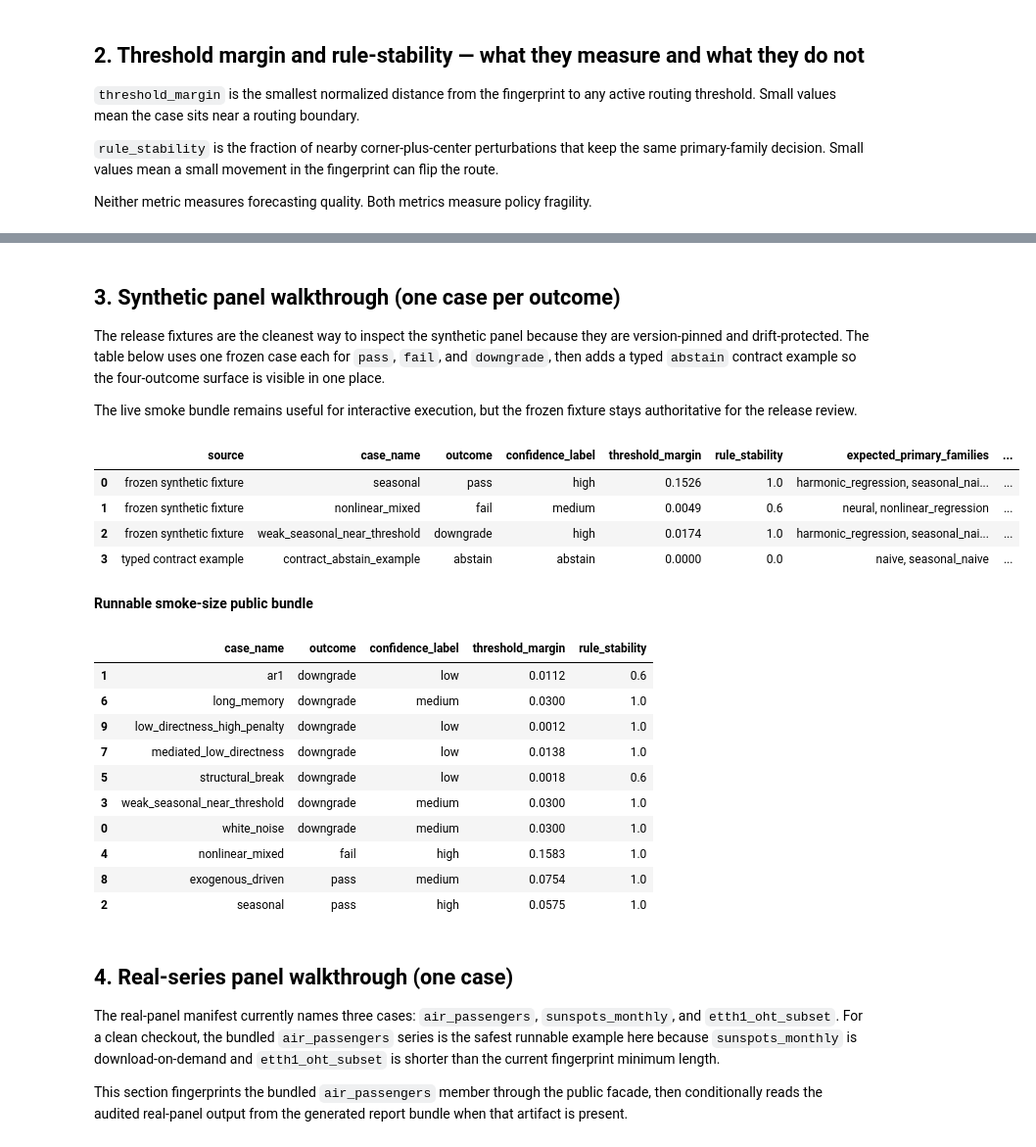
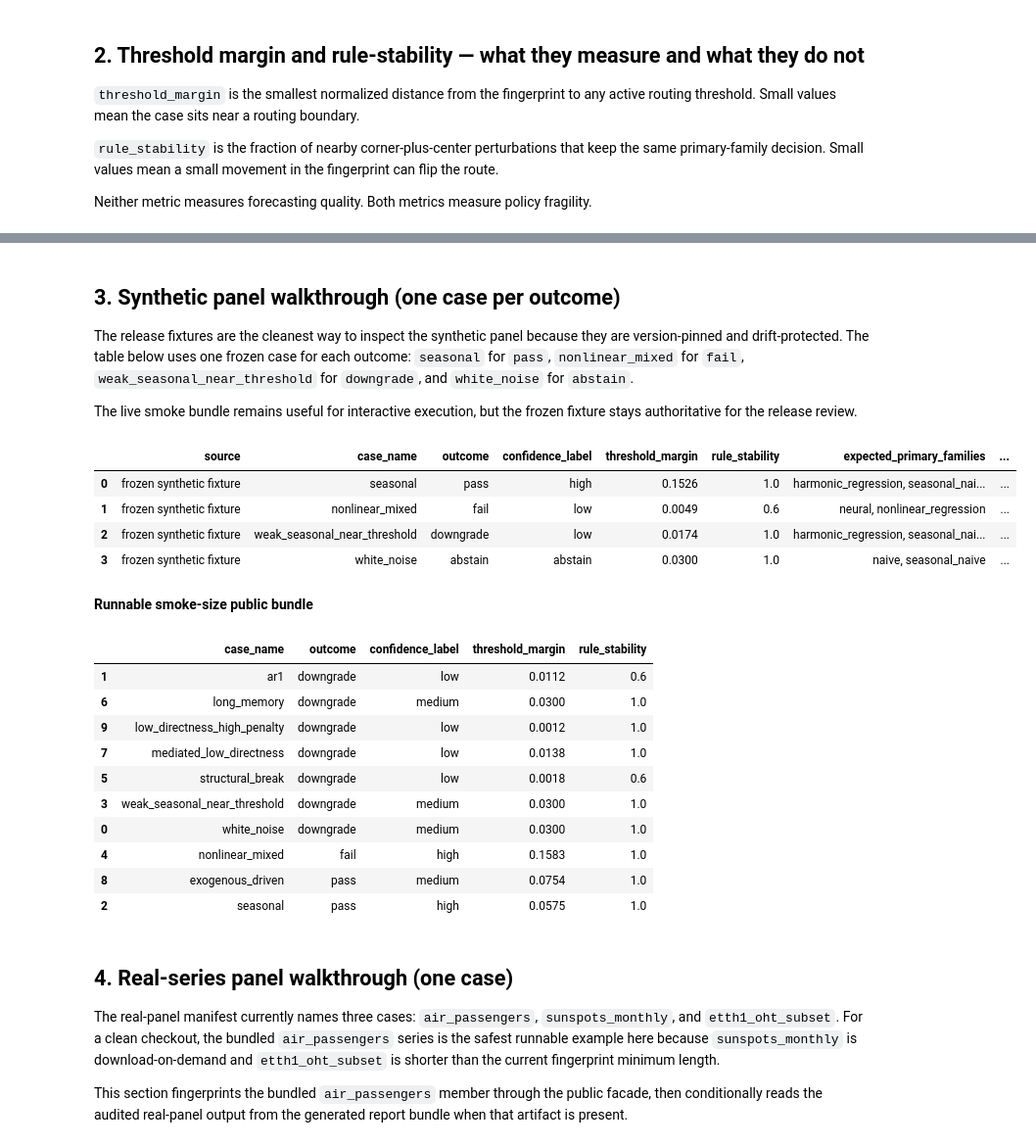
Before and after one commit to AdamKrysztopa/dependence-forecastability, a Jupyter notebook: notebooks/walkthroughs/04_routing_validation_showcase.ipynb, the cells around one changed output, grey strips where cells are left out. Shown at 98% size. Saved outputs shown, nothing was run; the diff lists cells and outputs as text; code cells hidden in the pictures.

```diff
--- a/notebooks/walkthroughs/04_routing_validation_showcase.ipynb
+++ b/notebooks/walkthroughs/04_routing_validation_showcase.ipynb
@@ -226,75 +226,51 @@ Pinned weak_seasonal_near_threshold calibration: amplitude=1.98, threshold_margi
 # %% [markdown]
 ## 3. Synthetic panel walkthrough (one case per outcome)
 
-The release fixtures are the cleanest way to inspect the synthetic panel because they are version-pinned and drift-protected. The table below uses one frozen case each for `pass`, `fail`, and `downgrade`, then adds a typed `abstain` contract example so the four-outcome surface is visible in one place.
+The release fixtures are the cleanest way to inspect the synthetic panel because they are version-pinned and drift-protected. The table below uses one frozen case for each outcome: `seasonal` for `pass`, `nonlinear_mixed` for `fail`, `weak_seasonal_near_threshold` for `downgrade`, and `white_noise` for `abstain`.
 
 The live smoke bundle remains useful for interactive execution, but the frozen fixture stays authoritative for the release review.
 # %%
-contract_abstain = RoutingValidationCase(
-    case_name="contract_abstain_example",
-    source_kind="synthetic",
-    expected_primary_families=["naive", "seasonal_naive"],
-    observed_primary_families=[],
-    outcome="abstain",
-    confidence_label="abstain",
-    threshold_margin=0.0,
-    rule_stability=0.0,
-    fingerprint_penalty_count=0,
-    notes=[
-        "Contract-only illustration: the current canonical synthetic panel does not naturally emit abstain because fallback families remain available."
-    ],
-    metadata={"example_kind": "tutorial_contract_example"},
-)
-
 synthetic_examples = []
-for case_name in ["seasonal", "nonlinear_mixed", "weak_seasonal_near_threshold"]:
+for case_name in [
+    "seasonal",
+    "nonlinear_mixed",
+    "weak_seasonal_near_threshold",
+    "white_noise",
+]:
     row = fixture_frame.loc[fixture_frame["case_name"] == case_name].iloc[0]
     synthetic_examples.append(
         {
             "source": "frozen synthetic fixture",
             "case_name": row["case_name"],
             "outcome": row["outcome"],
             "confidence_label": row["confidence_label"],
             "threshold_margin": row["threshold_margin"],
             "rule_stability": row["rule_stability"],
             "expected_primary_families": ", ".join(row["expected_primary_families"]),
-            "observed_primary_families": ", ".join(row["observed_primary_families"]),
+            "observed_primary_families": ", ".join(row["observed_primary_families"]) or "(none)",
         }
     )
-
-synthetic_examples.append(
-    {
-        "source": "typed contract example",
-        "case_name": contract_abstain.case_name,
-        "outcome": contract_abstain.outcome,
-        "confidence_label": contract_abstain.confidence_label,
-        "threshold_margin": contract_abstain.threshold_margin,
-        "rule_stability": contract_abstain.rule_stability,
-        "expected_primary_families": ", ".join(contract_abstain.expected_primary_families),
-        "observed_primary_families": ", ".join(contract_abstain.observed_primary_families) or "(none)",
-    }
-)
 
 display(pd.DataFrame(synthetic_examples))
 
 display(Markdown("**Runnable smoke-size public bundle**"))
 display(
     live_frame[
         [
             "case_name",
             "outcome",
             "confidence_label",
             "threshold_margin",
             "rule_stability",
         ]
     ].sort_values(["outcome", "case_name"])
-)
+ )
 # %% [output]
 |  | source | case_name | outcome | confidence_label | threshold_margin | rule_stability | expected_primary_families | ... |
 | 0 | frozen synthetic fixture | seasonal | pass | high | 0.1526 | 1.0 | harmonic_regression, seasonal_nai... | ... |
-| 1 | frozen synthetic fixture | nonlinear_mixed | fail | medium | 0.0049 | 0.6 | neural, nonlinear_regression | ... |
-| 2 | frozen synthetic fixture | weak_seasonal_near_threshold | downgrade | high | 0.0174 | 1.0 | harmonic_regression, seasonal_nai... | ... |
-| 3 | typed contract example | contract_abstain_example | abstain | abstain | 0.0000 | 0.0 | naive, seasonal_naive | ... |
+| 1 | frozen synthetic fixture | nonlinear_mixed | fail | low | 0.0049 | 0.6 | neural, nonlinear_regression | ... |
+| 2 | frozen synthetic fixture | weak_seasonal_near_threshold | downgrade | low | 0.0174 | 1.0 | harmonic_regression, seasonal_nai... | ... |
+| 3 | frozen synthetic fixture | white_noise | abstain | abstain | 0.0300 | 1.0 | naive, seasonal_naive | ... |
 **Runnable smoke-size public bundle**
 |  | case_name | outcome | confidence_label | threshold_margin | rule_stability |
 | 1 | ar1 | downgrade | low | 0.0112 | 0.6 |
```
Also changed, not shown: parts of 7 cells of this notebook, 6 other files.
